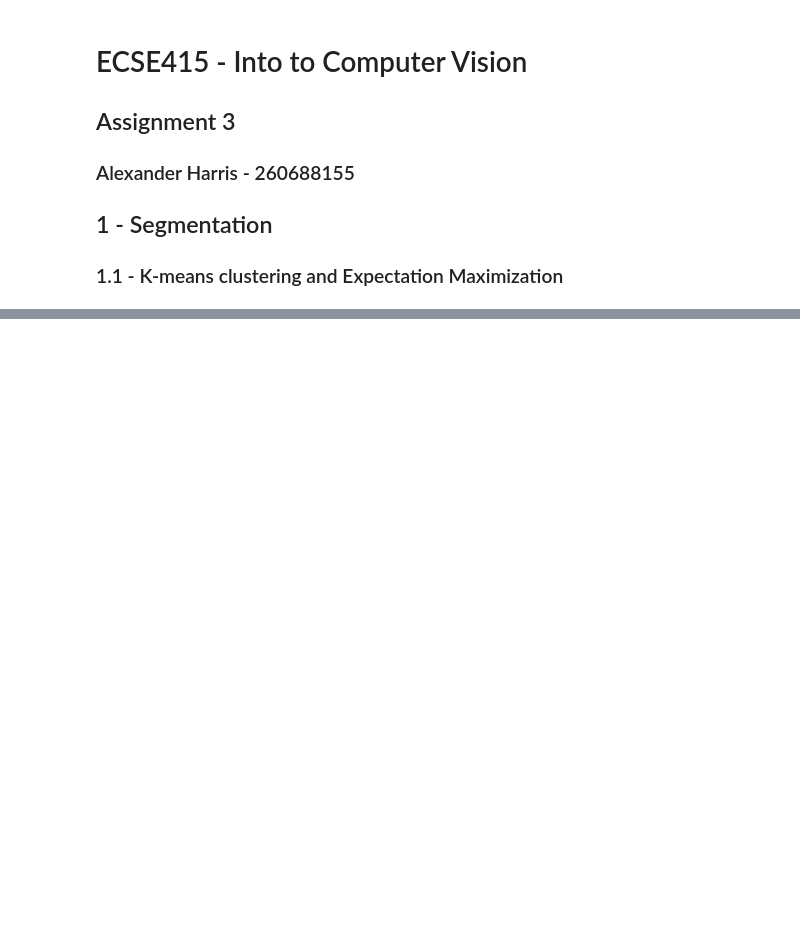
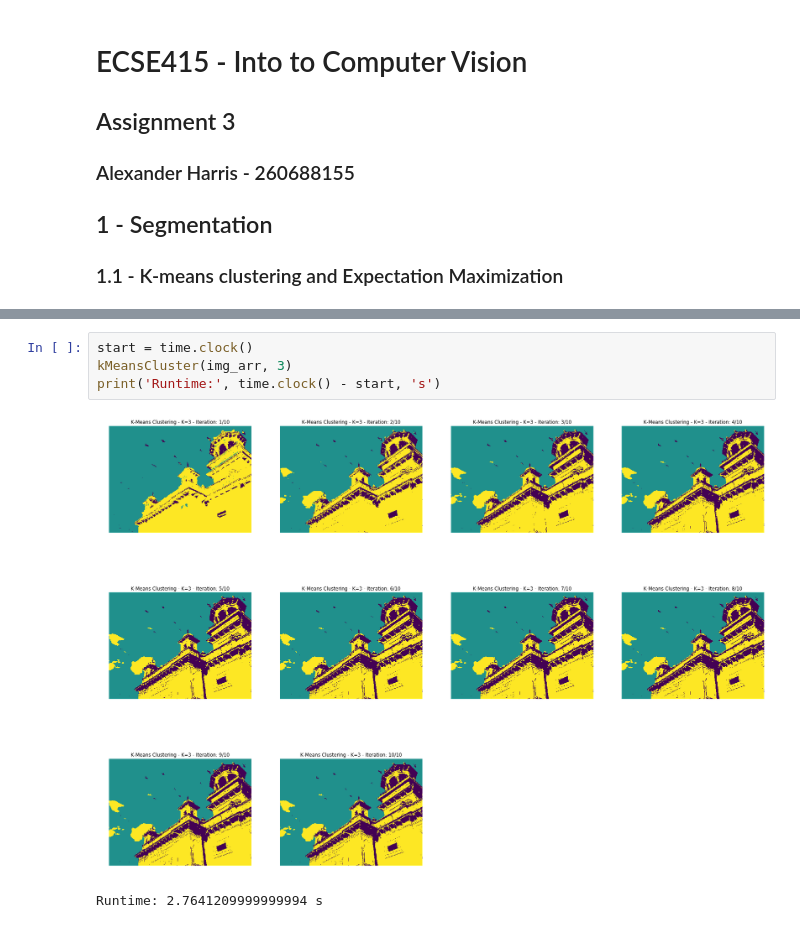
Before and after one commit to alexH2456/ECSE415, a Jupyter notebook: src/a3/Kmeans_EM.ipynb, the cells around one changed output, grey strips where cells are left out. Drawn from its saved outputs; the diff is of its cells as text; blank space fills up the shorter version.

```diff
--- a/src/a3/Kmeans_EM.ipynb
+++ b/src/a3/Kmeans_EM.ipynb
@@ -69,0 +77,7 @@ def expectationMax(arr, k, maxIters):
+# %%
+start = time.clock()
+kMeansCluster(img_arr, 3)
+print('Runtime:', time.clock() - start, 's')
+# %% [output]
+[figure, added]
+Runtime: 2.7641209999999994 s
```
Also changed, not shown: parts of 11 cells of this notebook.
